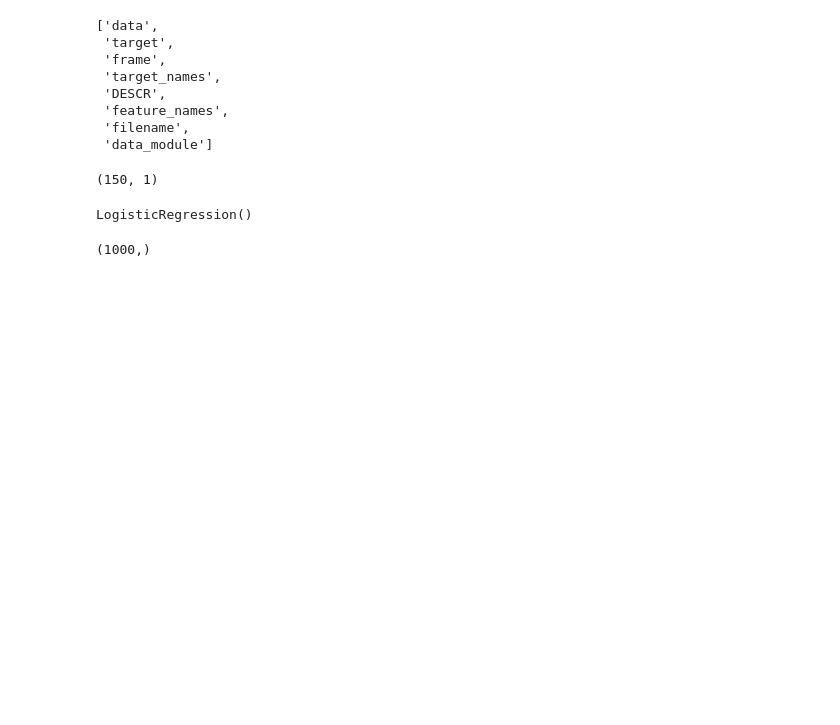
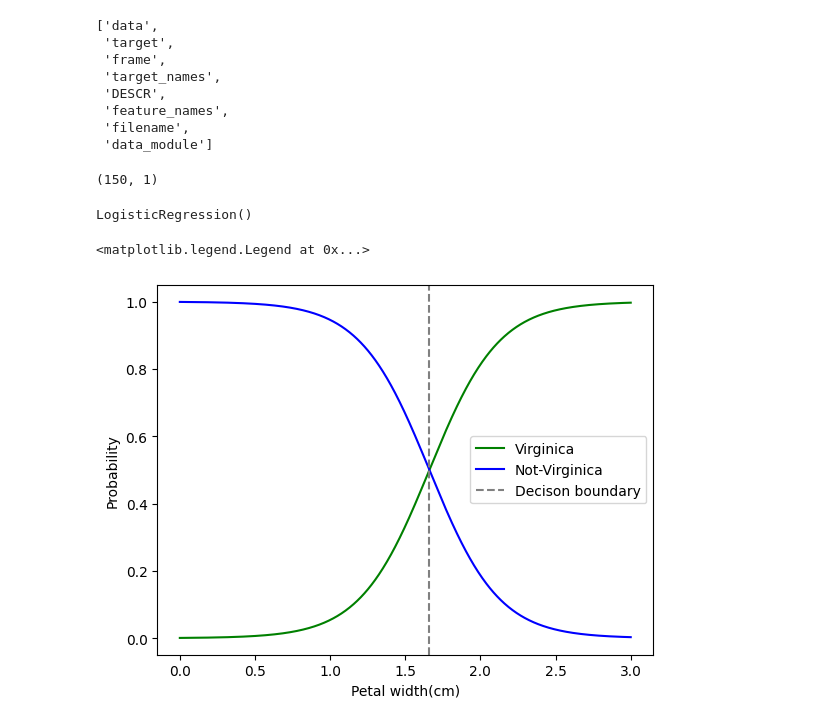
Before and after one commit to abjan90/Machine-learning, a Jupyter notebook: Trainig_models.ipynb, the cells around one changed output. Drawn from its saved outputs; the diff is of its cells as text; code cells hidden in the pictures; blank space fills up the shorter version.

```diff
--- a/Trainig_models.ipynb
+++ b/Trainig_models.ipynb
@@ -424,7 +424,13 @@ classifer.fit(x_top , y_top)
 LogisticRegression()
 # %%
 x_new = np.linspace(0 , 3 , 1000).reshape(-1 , 1)
-y_predict = classifer.predict(x_new)
-y_predict.shape
+y_predict = classifer.predict_proba(x_new)
+plt.plot(x_new , y_predict[:,1] ,"g-" ,label = "Virginica")
+plt.plot(x_new , y_predict[:,0] , "b-",label = "Not-Virginica")
+plt.ylabel("Probability")
+plt.xlabel("Petal width(cm)")
+plt.axvline(x = 1.66 , color = "gray" , linestyle = "--" , label = "Decison boundary")
+plt.legend()
 # %% [output]
-(1000,)
+<matplotlib.legend.Legend at 0x...>
+[figure, added]
```
